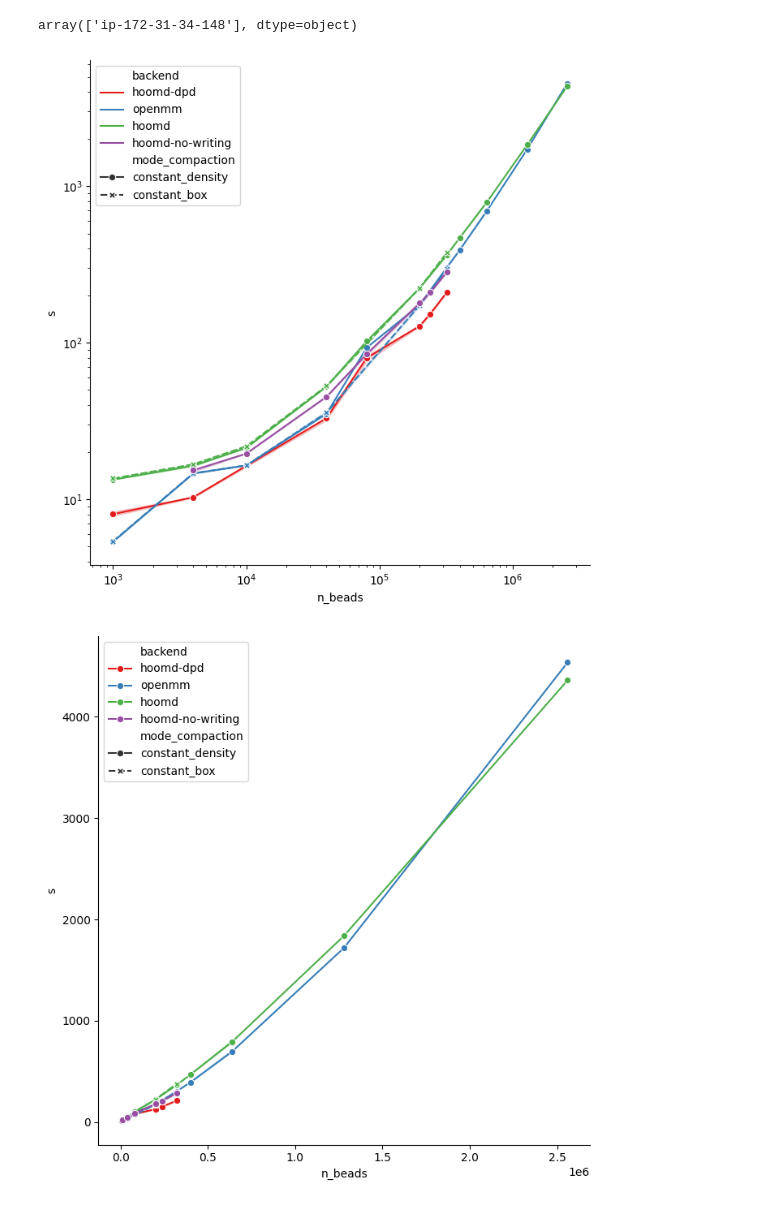
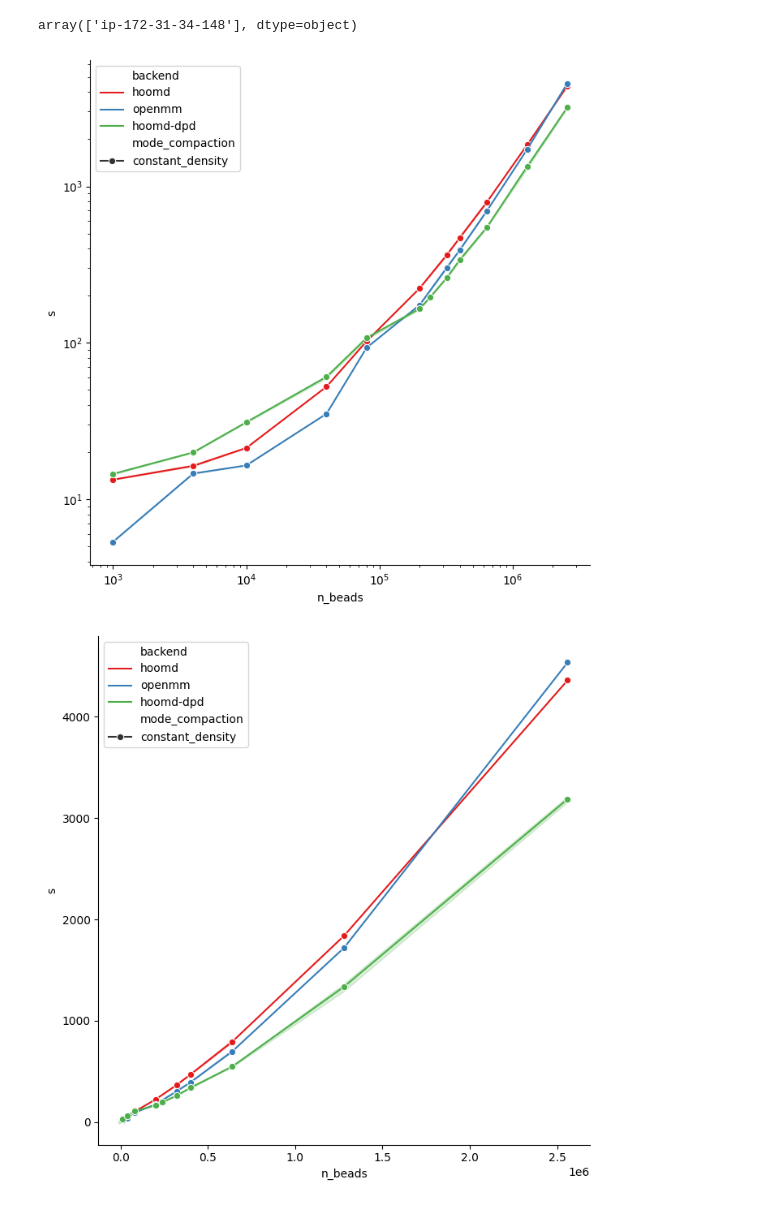
Before and after one commit to 4dn-hack-team9-2024/benchmarks, a Jupyter notebook: 00_plot_benchmarks.ipynb, the cells around one changed output. Cells and saved outputs as stored; diff of their text form; code cells hidden in the pictures.

```diff
--- a/00_plot_benchmarks.ipynb
+++ b/00_plot_benchmarks.ipynb
@@ -95,33 +95,33 @@ n_beads_order = [1000, 4000, 10000, 40000, 80000, 200000, 240000, 320000, 400000
 # %%
 # Total runtime
 
 plt.figure(figsize=[7, 7])
 sns.lineplot(
-    data=benchmark_table,
+    data=benchmark_table.query('mode_compaction=="constant_density" and backend!="hoomd-no-writing"'),
             x='n_beads', y='s',
             hue='backend',
             style='mode_compaction',
             markers=True,
             palette='Set1',
             )
 
 plt.yscale('log')
 plt.xscale('log')
 
 plt.tight_layout()
 plt.show()
 # %% [output]
-[figure, old version]
+[figure, new version]
 # %%
 # Total runtime
 
 plt.figure(figsize=[7, 7])
 sns.lineplot(
-    data=benchmark_table,
+    data=benchmark_table.query('mode_compaction=="constant_density" and backend!="hoomd-no-writing"'),
             x='n_beads', y='s',
             hue='backend',
             style='mode_compaction',
-            markers=True, marker="o",
+            markers=True,
             palette='Set1',
             )
 
@@ -131,4 +131,4 @@ sns.lineplot(
 plt.tight_layout()
 plt.show()
 # %% [output]
-[figure, old version]
+[figure, new version]
```
Also changed, not shown: parts of 3 cells of this notebook, 1 other file.
